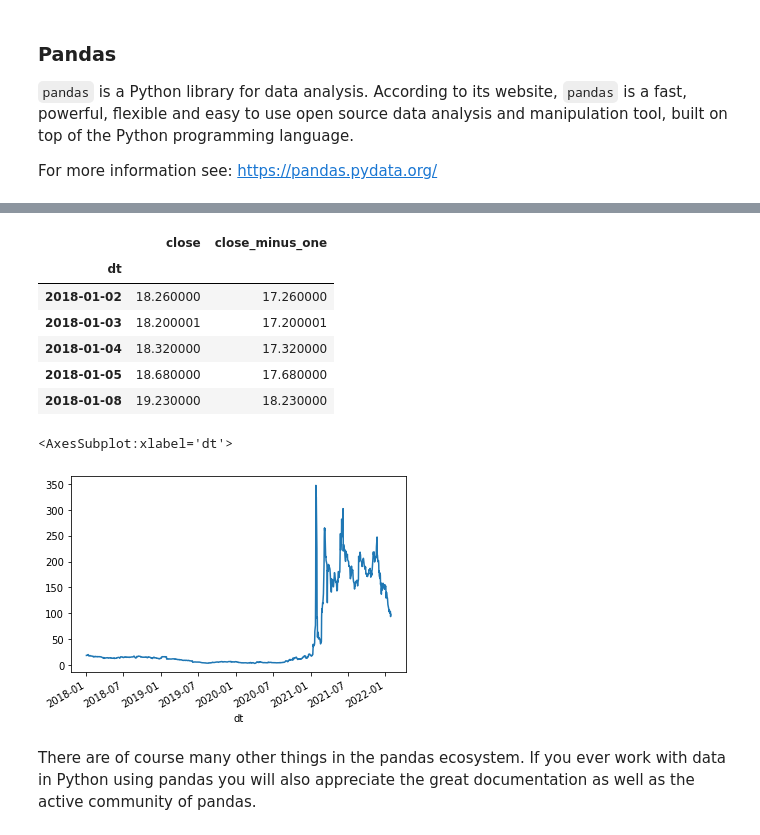
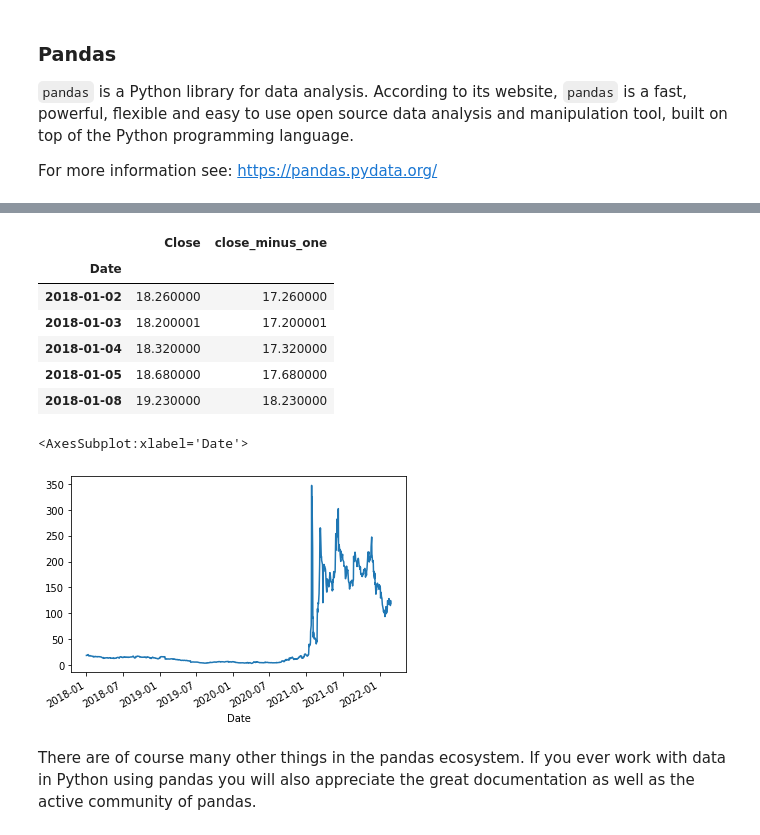
Before and after one commit to ulrichwohak/pythonTutorial, a Jupyter notebook: 05 Python packages and other cool stuff.ipynb, the cells around one changed output, grey strips where cells are left out. Saved outputs shown, nothing was run; the diff lists cells and outputs as text; code cells hidden in the pictures.

Commit message:
Changed finance data API call from fastquant to yfinance

```diff
--- a/05 Python packages and other cool stuff.ipynb
+++ b/05 Python packages and other cool stuff.ipynb
@@ -112,10 +112,10 @@ df.head()
 # Let's use actual data rather some randomly generated numbers.
 # We can get some data on stock prices using the package fastquant.
 # We want to import only one function from fastquant
-from fastquant import get_stock_data
+import yfinance as yf
 
 # Grab time-series data for GameStop ($GME)
-df = get_stock_data('GME', '2018-01-01', '2022-02-28')
+df = yf.download('GME', start='2018-01-01', end='2022-02-28')
 
 print(type(df))
 # %% [output]
@@ -208,5 +194,5 @@ Our dataframe has 1027 rows and 5 columns.
 # %%
 # We can add a column
-df['ratio_high_low'] = df.high / df.low
+df['ratio_high_low'] = df.High / df.Low
 df.ratio_high_low.head()
 # %% [output]
@@ -219,6 +205,6 @@ dt
 Name: ratio_high_low, dtype: float64
 # %%
 # We can transform our data
-df['log_close'] = df['close'].apply(np.log)
+df['log_close'] = df['Close'].apply(np.log)
 df.head()
 # %% [output]
@@ -232,12 +218,12 @@ df.head()
 # %%
 # Here we want to pick up on lambda functions again. They can be used with the apply method
-df['close_minus_one'] = df['close'].apply(lambda x: x - 1) # Any function can be applied with lambda.
+df['close_minus_one'] = df['Close'].apply(lambda x: x - 1) # Any function can be applied with lambda.
 
 # Let's check out if it worked
-df[['close', 'close_minus_one']].head()
+df[['Close', 'close_minus_one']].head()
 # %% [output]
-|  | close | close_minus_one |
-| dt |  |  |
+|  | Close | close_minus_one |
+| Date |  |  |
 | 2018-01-02 | 18.260000 | 17.260000 |
 | 2018-01-03 | 18.200001 | 17.200001 |
 | 2018-01-04 | 18.320000 | 17.320000 |
@@ -251,10 +237,10 @@ import matplotlib.pyplot as plt # That's the ggplot of Python
 # When we use jupyter notebooks, we need to run
 %matplotlib inline
 # %%
-df.close.plot()
+df.Close.plot()
 # %% [output]
-<AxesSubplot:xlabel='dt'>
+<AxesSubplot:xlabel='Date'>
-[figure, old version]
+[figure, new version]
 # %% [markdown]
 There are of course many other things in the pandas ecosystem. If you ever work with data in Python using pandas you will also appreciate the great documentation as well as the active community of pandas.
 # %% [markdown]
```
Also changed, not shown: parts of 11 cells of this notebook.
